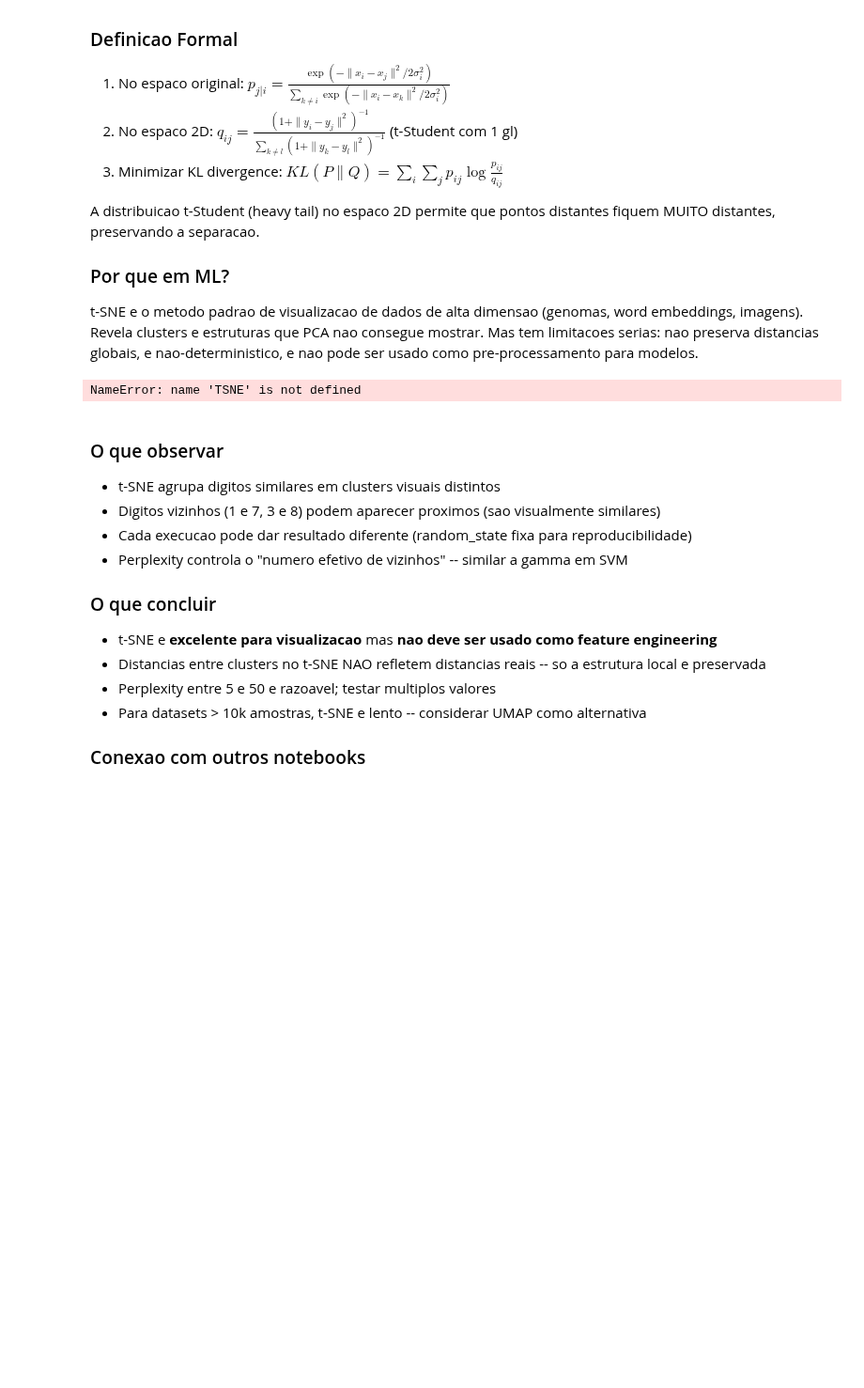
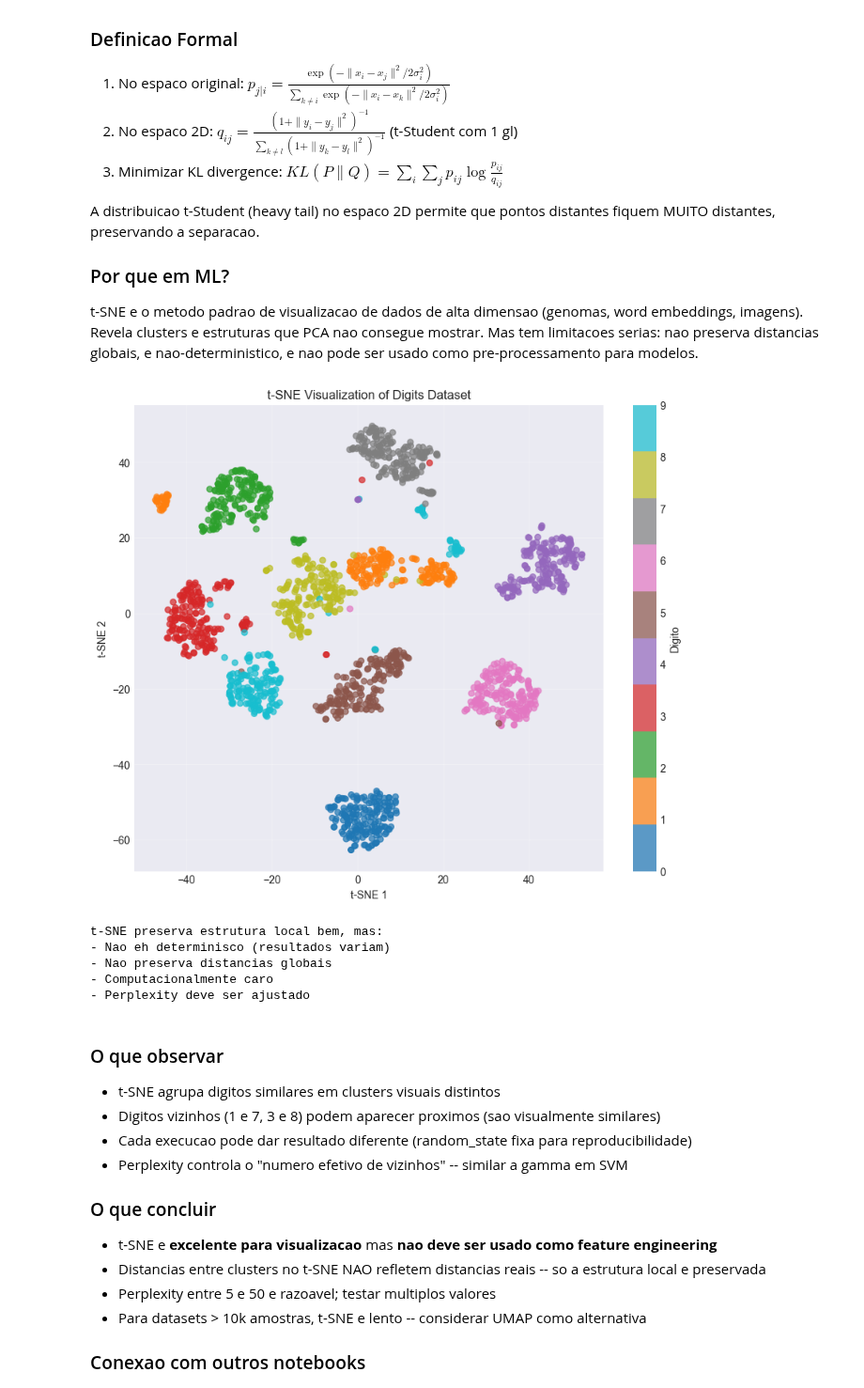
Before and after one commit to guifav/math-statistics-for-ai, a Jupyter notebook: notebooks/03-machine-learning/3_6_reducao_dimensionalidade.ipynb, the cells around one changed output. Shown at 94% size. Saved outputs shown, nothing was run; the diff lists cells and outputs as text; code cells hidden in the pictures; blank space fills up the shorter version.

```diff
--- a/notebooks/03-machine-learning/3_6_reducao_dimensionalidade.ipynb
+++ b/notebooks/03-machine-learning/3_6_reducao_dimensionalidade.ipynb
@@ -1071,26 +447,31 @@ t-SNE e o metodo padrao de visualizacao de dados de alta dimensao (genomas, word
 # %%
 # t-SNE no Digits
 
-tsne = TSNE(n_components=2, perplexity=30, n_iter=1000, random_state=42, n_jobs=-1)
+tsne = TSNE(n_components=2, perplexity=30, max_iter=1000, random_state=42, n_jobs=-1)
 X_digits_tsne = tsne.fit_transform(X_digits)
 
 plt.figure(figsize=(10, 8))
 scatter = plt.scatter(X_digits_tsne[:, 0], X_digits_tsne[:, 1],
                       c=y_digits, cmap='tab10', s=30, alpha=0.7)
 plt.colorbar(scatter, label='Digito')
 plt.title('t-SNE Visualization of Digits Dataset')
 plt.xlabel('t-SNE 1')
 plt.ylabel('t-SNE 2')
 plt.grid(True, alpha=0.3)
 plt.show()
 
 print('t-SNE preserva estrutura local bem, mas:')
 print('- Nao eh determinisco (resultados variam)')
 print('- Nao preserva distancias globais')
 print('- Computacionalmente caro')
 print('- Perplexity deve ser ajustado')
 # %% [output]
+[figure, added]
-NameError: name 'TSNE' is not defined
+t-SNE preserva estrutura local bem, mas:
+- Nao eh determinisco (resultados variam)
+- Nao preserva distancias globais
+- Computacionalmente caro
+- Perplexity deve ser ajustado
 # %% [markdown]
 ### O que observar
 
```
Also changed, not shown: parts of 11 cells of this notebook, 55 other files.
